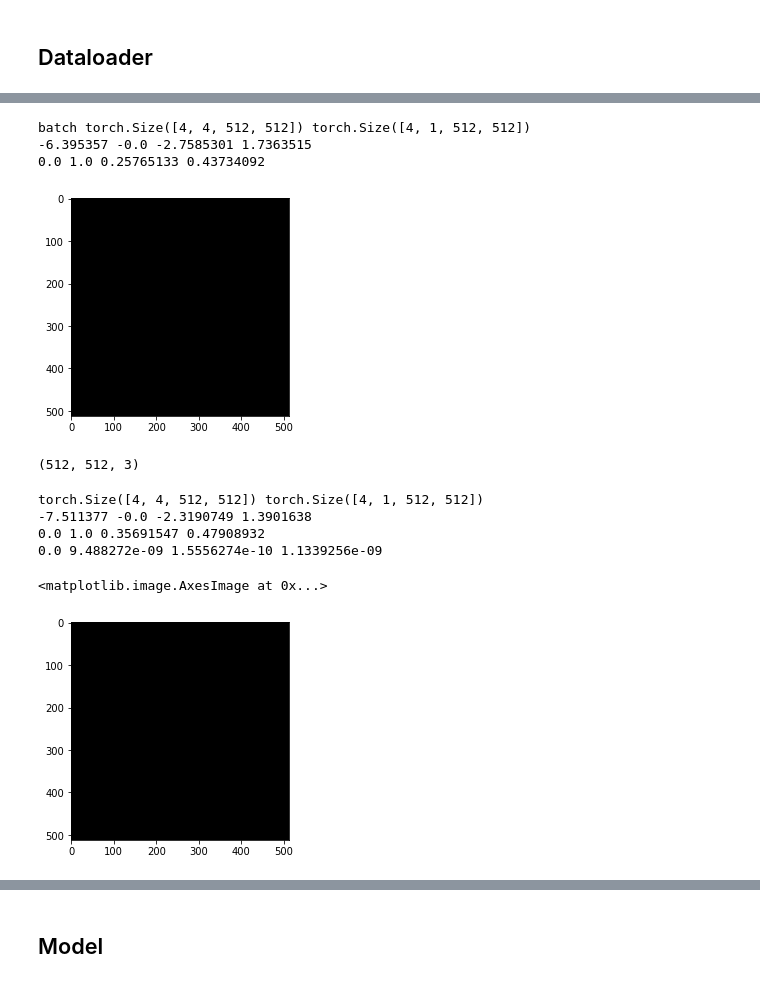
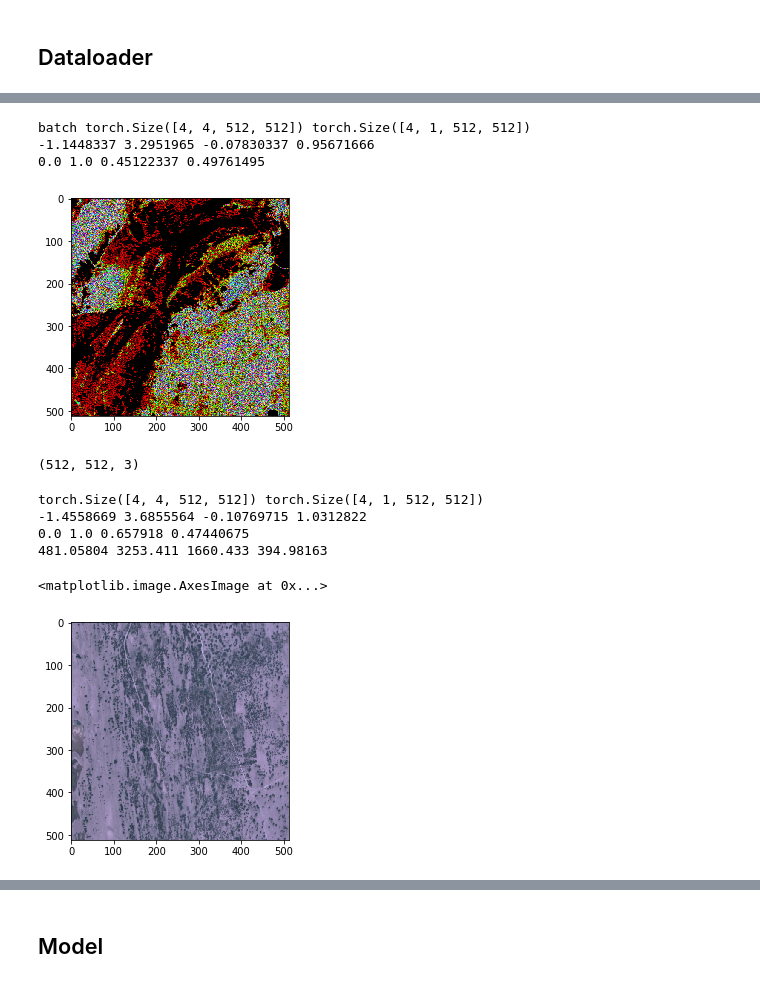
Before and after one commit to jesseniagonzalezv/segmentation_mapping, a Jupyter notebook: npy_Test_redUne.ipynb, the cells around one changed output, grey strips where cells are left out. Cells and saved outputs as stored; diff of their text form; code cells hidden in the pictures.

```diff
--- a/npy_Test_redUne.ipynb
+++ b/npy_Test_redUne.ipynb
@@ -216,7 +202,7 @@ import matplotlib.pyplot as plt
 def reverse_transform(inp):
     inp = inp.numpy().transpose((1, 2, 0))  # chanel 0 sizx 1 sizy 2 => sizx1  sizy2 chanel 0
     inp = np.clip(inp, 0, 1)
-    inp = (inp*255).astype(np.uint8)
+    inp = (inp*3413).astype(np.uint8)
 
     return inp
 
@@ -232,43 +218,43 @@ for x in [inputs.numpy(), masks.numpy()]:
 plt.imshow(reverse_transform(inputs[3,:3,:,:]))
 plt.show()
 
-inp=reverse_transform(inputs[3,:3,:,:])
+inp=reverse_transform(inputs[3,:3,:,:]/3413)
 
 
 print(inp.shape)
 # %% [output]
 batch torch.Size([4, 4, 512, 512]) torch.Size([4, 1, 512, 512])
--6.395357 -0.0 -2.7585301 1.7363515
-0.0 1.0 0.25765133 0.43734092
+-1.1448337 3.2951965 -0.07830337 0.95671666
+0.0 1.0 0.45122337 0.49761495
-[figure, old version]
+[figure, new version]
 (512, 512, 3)
 # %%
 import torchvision.utils
 import matplotlib.pyplot as plt
 
 def reverse_transform2(inp):
     inp = inp.to('cpu').numpy().transpose((1, 2, 0))
     mean = np.array([0.25864499, 0.26125361, 0.33177851])
     std = np.array([0.20740983, 0.16791244, 0.20853833])
     inp = std * inp + mean
     inp = np.clip(inp, 0, 1)
-    inp = (inp).astype(np.float32)
+    inp = (inp*3413).astype(np.float32)
 
     return inp
 # Get a batch of training data
 inputs, masks = next(iter(dataloaders['train']))#tensor  CXHXW
 
 print(inputs.shape, masks.shape)
 for x in [inputs.numpy(), masks.numpy()]:
     print(x.min(), x.max(), x.mean(), x.std())
 
 img_revers=reverse_transform2(inputs[3,:3,:,:])
 print(img_revers.min(), img_revers.max(),img_revers.mean(), img_revers.std())
-plt.imshow(img_revers)
+plt.imshow(img_revers/3413)
 # %% [output]
 torch.Size([4, 4, 512, 512]) torch.Size([4, 1, 512, 512])
--7.511377 -0.0 -2.3190749 1.3901638
-0.0 1.0 0.35691547 0.47908932
-0.0 9.488272e-09 1.5556274e-10 1.1339256e-09
+-1.4558669 3.6855564 -0.10769715 1.0312822
+0.0 1.0 0.657918 0.47440675
+481.05804 3253.411 1660.433 394.98163
 <matplotlib.image.AxesImage at 0x...>
-[figure, old version]
+[figure, new version]
```
Also changed, not shown: parts of 14 cells of this notebook.
